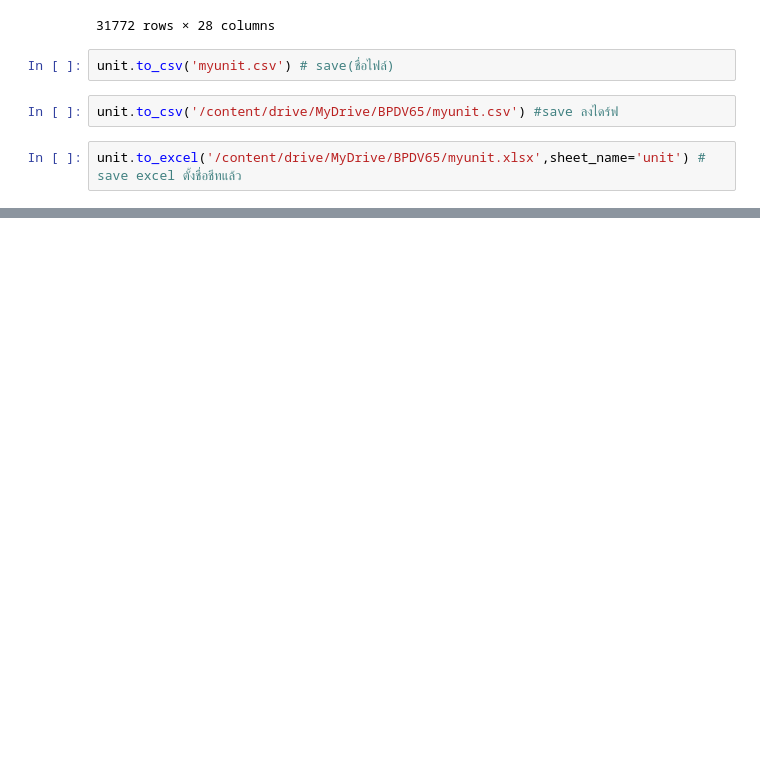
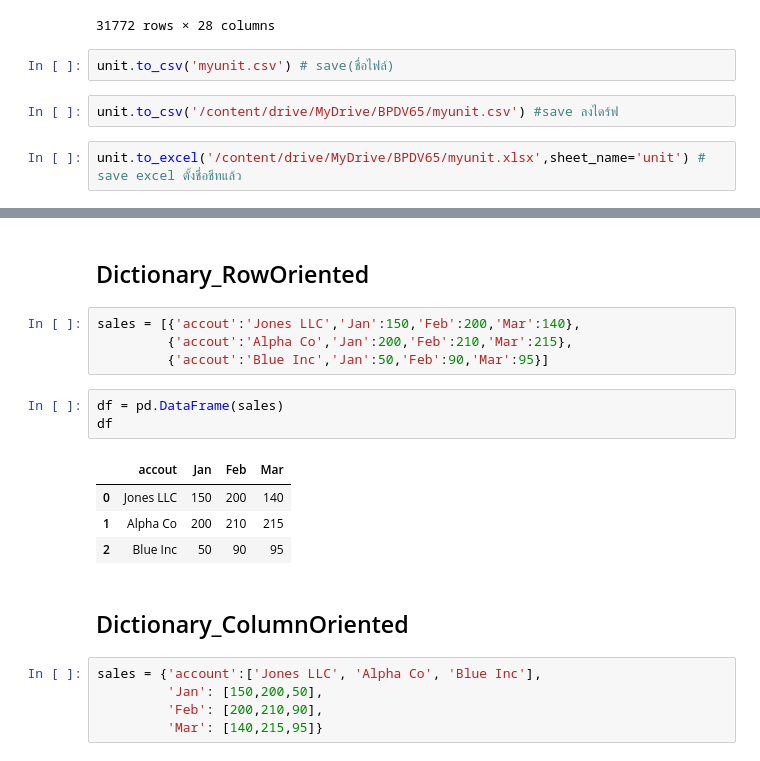
Before and after one commit to nattntn/BasicProg_DataViz65, a Jupyter notebook: pandas101.ipynb, the cells around one changed output, grey strips where cells are left out. Cells and saved outputs as stored; diff of their text form; blank space fills up the shorter version.

```diff
--- a/pandas101.ipynb
+++ b/pandas101.ipynb
@@ -826,0 +866,21 @@ unit.to_excel('/content/drive/MyDrive/BPDV65/myunit.xlsx',sheet_name='unit') # s
+# %% [markdown]
+## Dictionary_RowOriented
+# %%
+sales = [{'accout':'Jones LLC','Jan':150,'Feb':200,'Mar':140},
+         {'accout':'Alpha Co','Jan':200,'Feb':210,'Mar':215},
+         {'accout':'Blue Inc','Jan':50,'Feb':90,'Mar':95}]
+# %%
+df = pd.DataFrame(sales)
+df
+# %% [output]
+|  | accout | Jan | Feb | Mar |
+| 0 | Jones LLC | 150 | 200 | 140 |
+| 1 | Alpha Co | 200 | 210 | 215 |
+| 2 | Blue Inc | 50 | 90 | 95 |
+# %% [markdown]
+## Dictionary_ColumnOriented
+# %%
+sales = {'account':['Jones LLC', 'Alpha Co', 'Blue Inc'],
+         'Jan': [150,200,50],
+         'Feb': [200,210,90],
+         'Mar': [140,215,95]}
```
Also changed, not shown: parts of 96 cells of this notebook.
